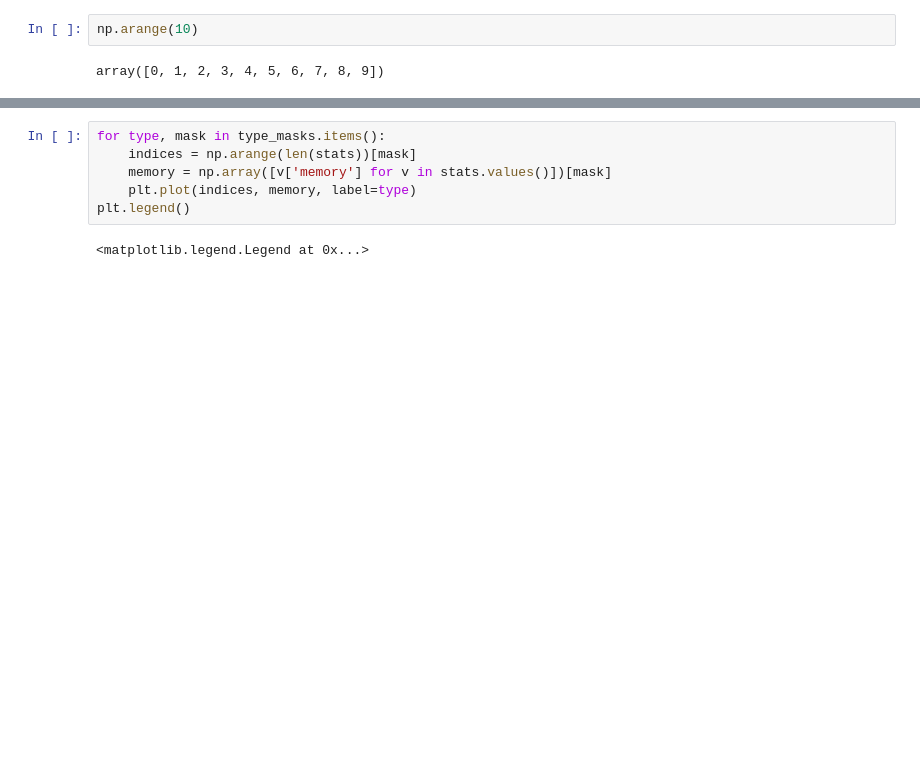
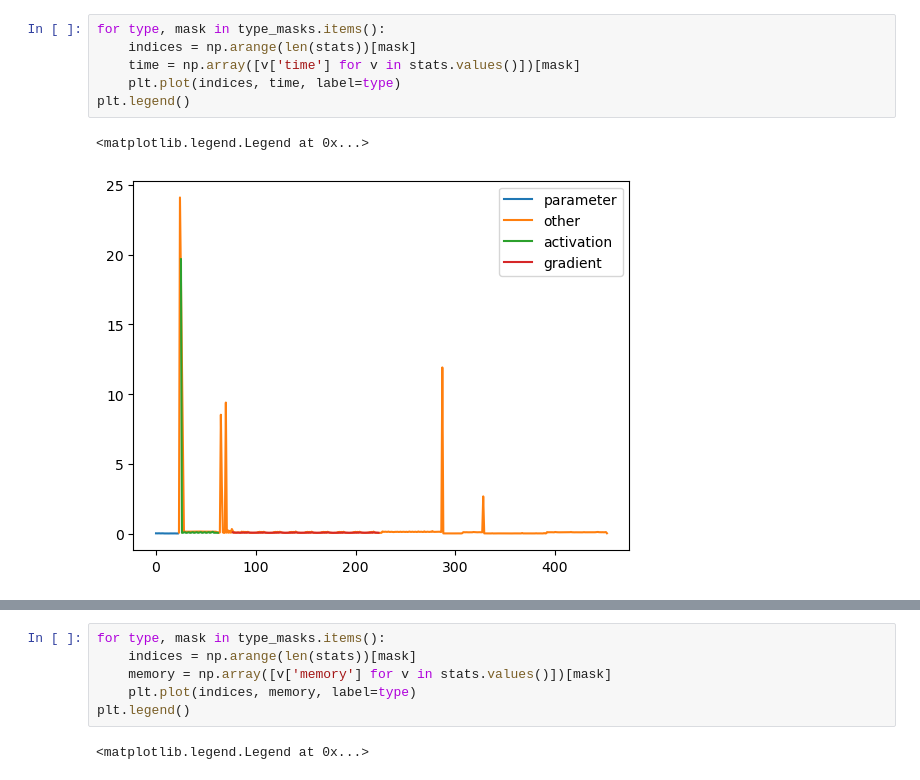
Before and after one commit to DennisD1122/cs265-mlsys-2024, a Jupyter notebook: analysis.ipynb, the cells around one changed output, grey strips where cells are left out. Cells and saved outputs as stored; diff of their text form; blank space fills up the shorter version.

```diff
--- a/analysis.ipynb
+++ b/analysis.ipynb
@@ -20,4 +25,9 @@ for i, n in enumerate(stats):
-# %%
-np.arange(10)
-# %% [output]
-array([0, 1, 2, 3, 4, 5, 6, 7, 8, 9])
+# %%
+for type, mask in type_masks.items():
+    indices = np.arange(len(stats))[mask]
+    time = np.array([v['time'] for v in stats.values()])[mask]
+    plt.plot(indices, time, label=type)
+plt.legend()
+# %% [output]
+<matplotlib.legend.Legend at 0x...>
+[figure, added]
```
Also changed, not shown: parts of 11 cells of this notebook, 6 other files.
